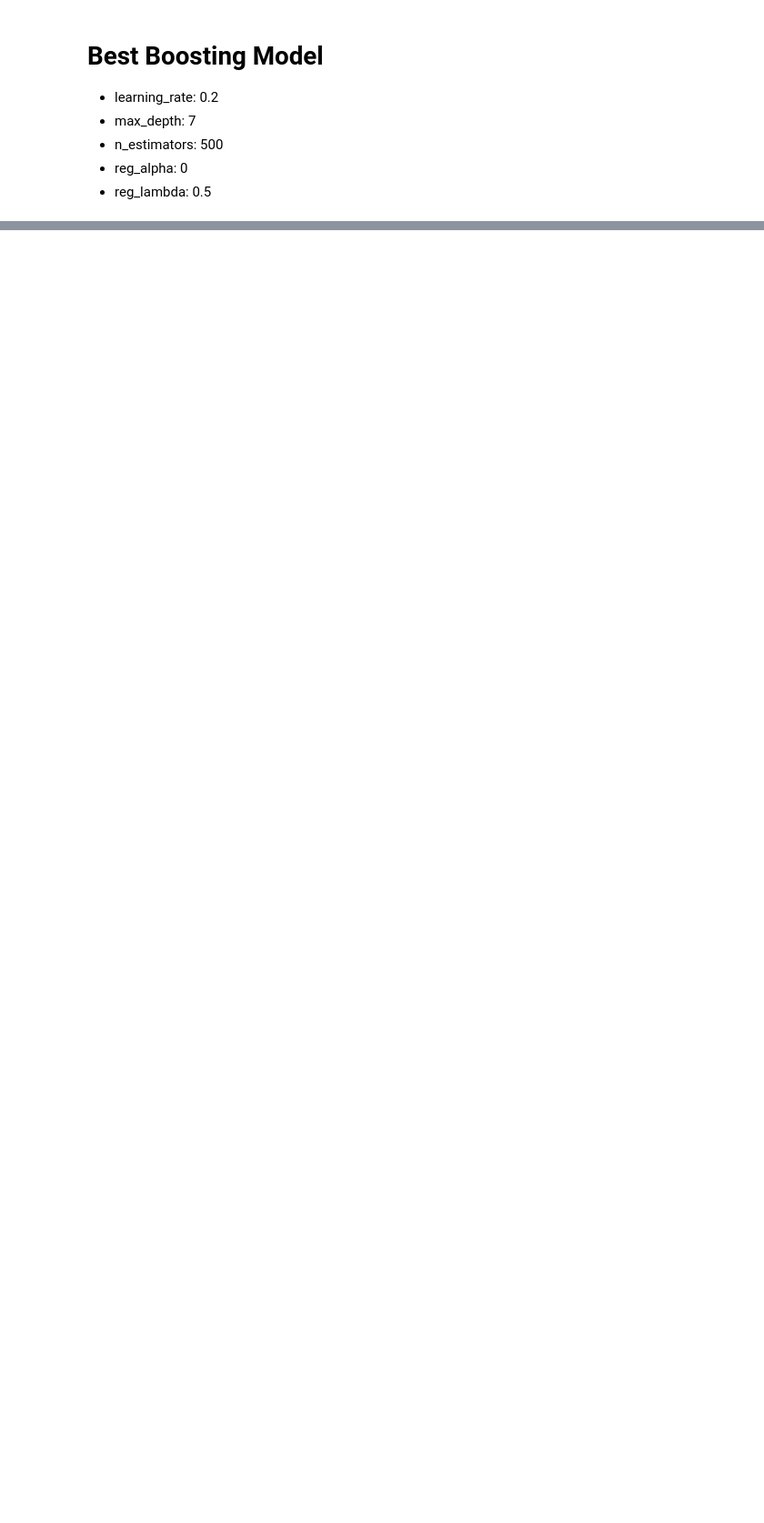
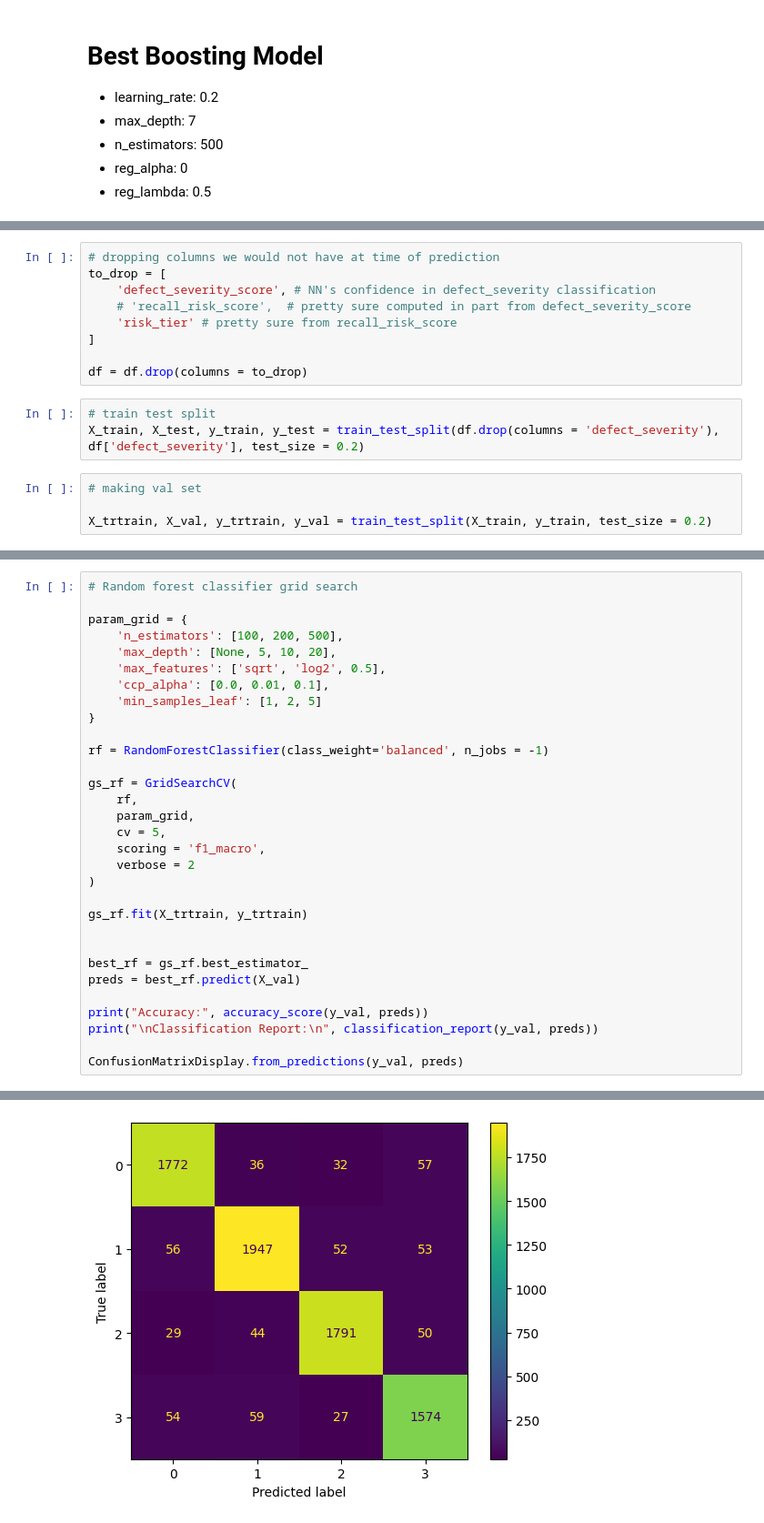
Before and after one commit to djmans630/DSC148_Project, a Jupyter notebook: DSC148_Final_Project_Daniel.ipynb, the cells around one changed output, grey strips where cells are left out. Shown at 91% size. Saved outputs shown, nothing was run; the diff lists cells and outputs as text; blank space fills up the shorter version.

```diff
--- a/DSC148_Final_Project_Daniel.ipynb
+++ b/DSC148_Final_Project_Daniel.ipynb
@@ -875,0 +846,16 @@ Best CV RMSE: 0.0190
+# %%
+# dropping columns we would not have at time of prediction
+to_drop = [
+    'defect_severity_score', # NN's confidence in defect_severity classification
+    # 'recall_risk_score',  # pretty sure computed in part from defect_severity_score
+    'risk_tier' # pretty sure from recall_risk_score
+]
+
+df = df.drop(columns = to_drop)
+# %%
+# train test split
+X_train, X_test, y_train, y_test = train_test_split(df.drop(columns = 'defect_severity'), df['defect_severity'], test_size = 0.2)
+# %%
+# making val set
+
+X_trtrain, X_val, y_trtrain, y_val = train_test_split(X_train, y_train, test_size = 0.2)
@@ -875,0 +866,32 @@ Best CV RMSE: 0.0190
+# %%
+# Random forest classifier grid search
+
+param_grid = {
+    'n_estimators': [100, 200, 500],
+    'max_depth': [None, 5, 10, 20],
+    'max_features': ['sqrt', 'log2', 0.5],
+    'ccp_alpha': [0.0, 0.01, 0.1],
+    'min_samples_leaf': [1, 2, 5]
+}
+
+rf = RandomForestClassifier(class_weight='balanced', n_jobs = -1)
+
+gs_rf = GridSearchCV(
+    rf,
+    param_grid,
+    cv = 5,
+    scoring = 'f1_macro',
+    verbose = 2
+)
+
+gs_rf.fit(X_trtrain, y_trtrain)
+
+
+best_rf = gs_rf.best_estimator_
+preds = best_rf.predict(X_val)
+
+print("Accuracy:", accuracy_score(y_val, preds))
+print("\nClassification Report:\n", classification_report(y_val, preds))
+
+ConfusionMatrixDisplay.from_predictions(y_val, preds)
+# %% [output]
@@ -875,0 +916 @@ Best CV RMSE: 0.0190
+[figure, added]
```
Also changed, not shown: parts of 31 cells of this notebook.
